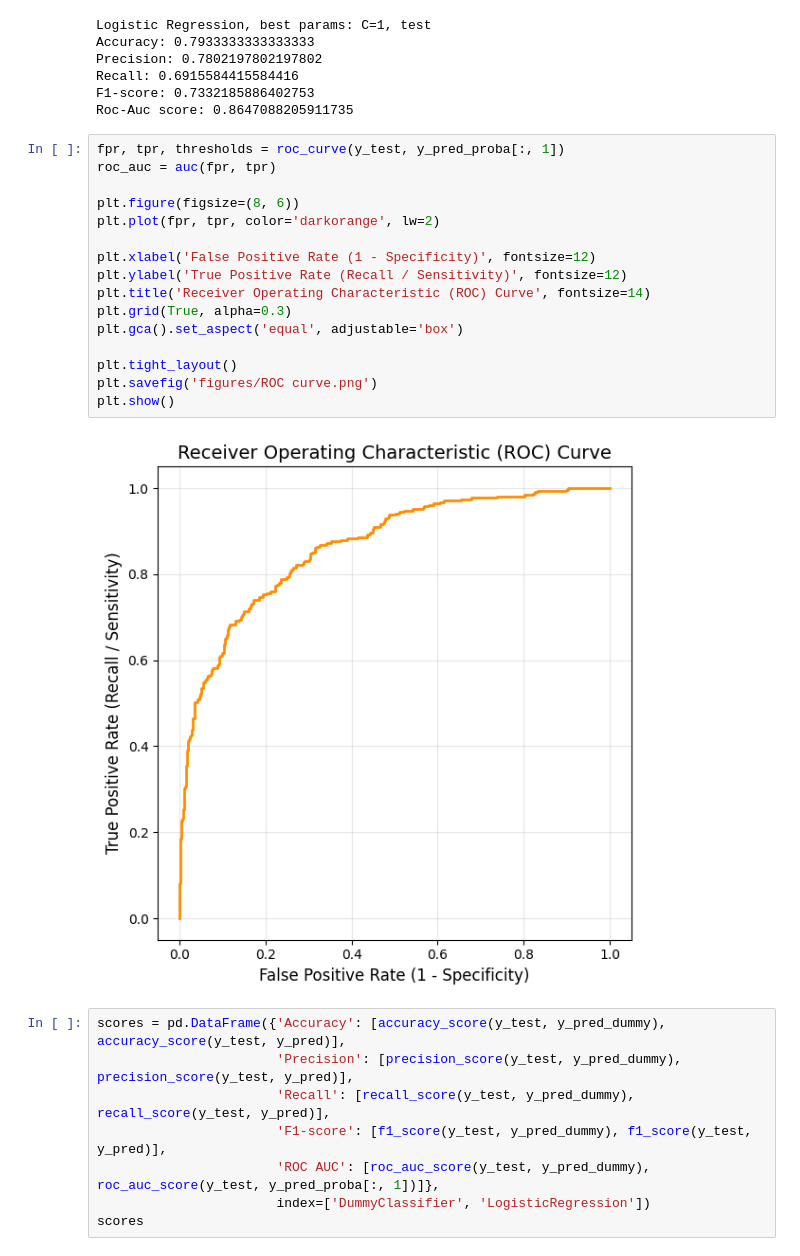
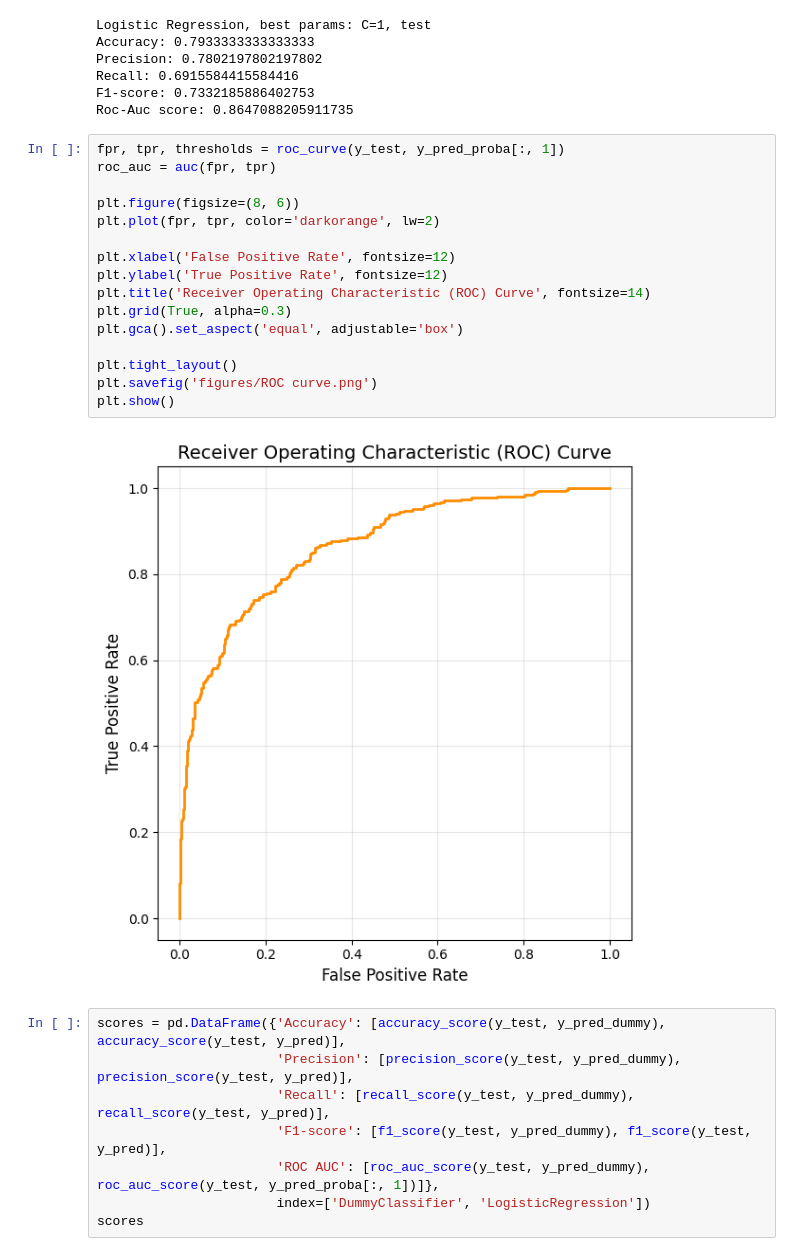
Before and after one commit to polinashishova/aie-shishova, a Jupyter notebook: homeworks/HW05/HW05.ipynb, the cells around one changed output. Saved outputs shown, nothing was run; the diff lists cells and outputs as text.

```diff
--- a/homeworks/HW05/HW05.ipynb
+++ b/homeworks/HW05/HW05.ipynb
@@ -185,21 +185,21 @@ Roc-Auc score: 0.8647088205911735
 # %%
 fpr, tpr, thresholds = roc_curve(y_test, y_pred_proba[:, 1])
 roc_auc = auc(fpr, tpr)
 
 plt.figure(figsize=(8, 6))
 plt.plot(fpr, tpr, color='darkorange', lw=2)
 
-plt.xlabel('False Positive Rate (1 - Specificity)', fontsize=12)
-plt.ylabel('True Positive Rate (Recall / Sensitivity)', fontsize=12)
+plt.xlabel('False Positive Rate', fontsize=12)
+plt.ylabel('True Positive Rate', fontsize=12)
 plt.title('Receiver Operating Characteristic (ROC) Curve', fontsize=14)
 plt.grid(True, alpha=0.3)
 plt.gca().set_aspect('equal', adjustable='box')
 
 plt.tight_layout()
 plt.savefig('figures/ROC curve.png')
 plt.show()
 # %% [output]
-[figure, old version]
+[figure, new version]
 # %%
 scores = pd.DataFrame({'Accuracy': [accuracy_score(y_test, y_pred_dummy), accuracy_score(y_test, y_pred)],
                        'Precision': [precision_score(y_test, y_pred_dummy), precision_score(y_test, y_pred)],
```
Also changed, not shown: 1 other file.
